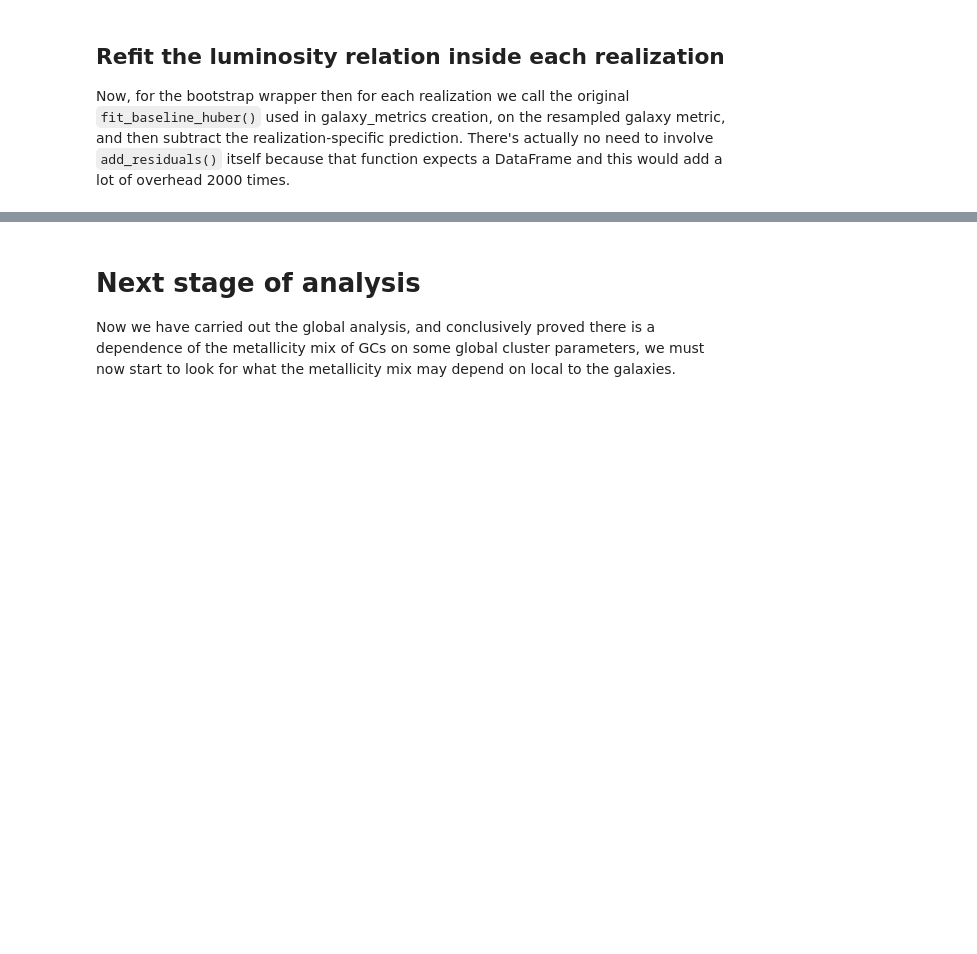
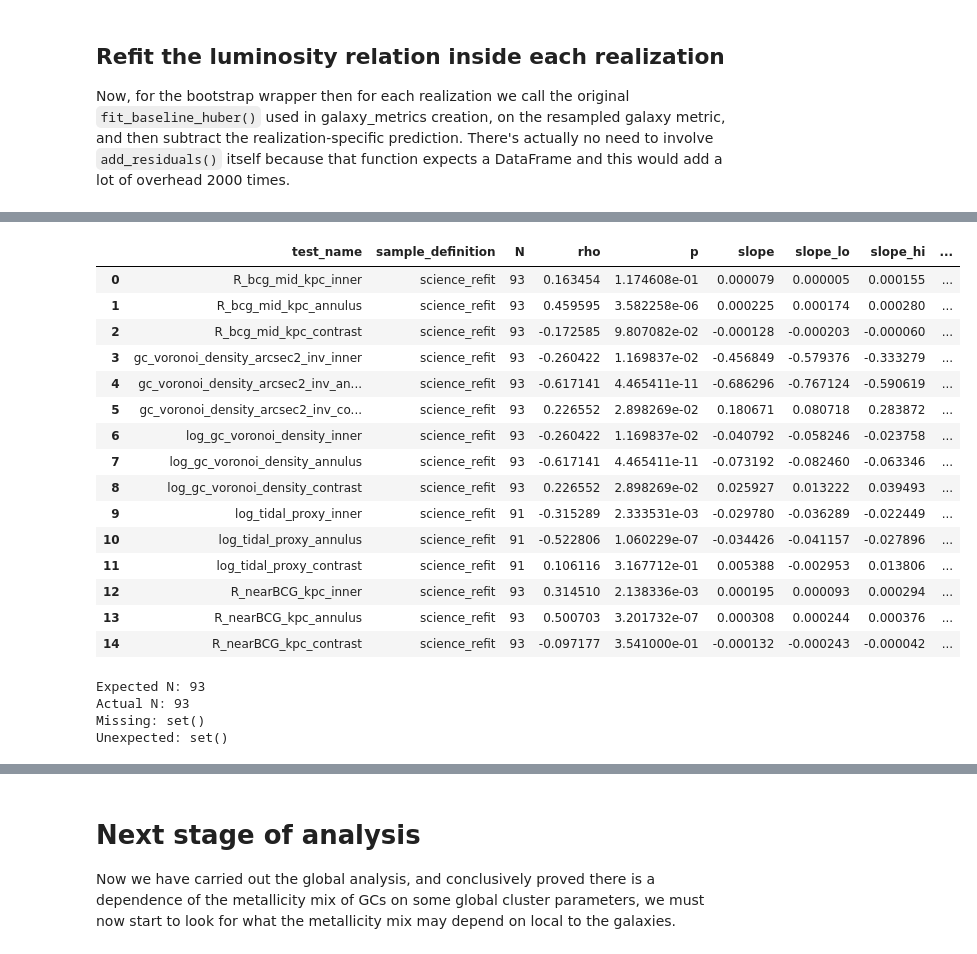
Before and after one commit to Pommers/Coma-GCS-colors, a Jupyter notebook: Paper3_color_metrics_referee_revised.ipynb, the cells around one changed output, grey strips where cells are left out. Drawn from its saved outputs; the diff is of its cells as text; code cells hidden in the pictures; blank space fills up the shorter version.

```diff
--- a/Paper3_color_metrics_referee_revised.ipynb
+++ b/Paper3_color_metrics_referee_revised.ipynb
@@ -4190,13 +4257,23 @@ metrics_df_bright = metrics_df_bright_all.copy()
 sample_def = "bright_cut"
 len(metrics_df_bright)
 
+# science_mask_bright = (
+#     metrics_df_bright_all["Pblue_inner_meets_min"]
+#     & metrics_df_bright_all["good_ap_area"]
+#     & metrics_df_bright_all["good_ann_area"]
+#     & metrics_df_bright_all["Pblue_annulus_nonzero"]
+#     & np.isfinite(metrics_df_bright_all["Delta_Pblue_mean_IE_contrast"])
+# )
+
 science_mask_bright = (
     metrics_df_bright_all["Pblue_inner_meets_min"]
     & metrics_df_bright_all["good_ap_area"]
     & metrics_df_bright_all["good_ann_area"]
     & metrics_df_bright_all["Pblue_annulus_nonzero"]
-    & np.isfinite(metrics_df_bright_all["Delta_Pblue_mean_IE_contrast"])
+    & np.isfinite(metrics_df_bright_all["Pblue_mean_IE_contrast"])
+    & np.isfinite(metrics_df_bright_all[cols.gal_MV])
 )
+
 science_ids = metrics_df_bright_all.index[science_mask_bright]
 metrics_df_bright = metrics_df_bright_all.loc[science_mask_bright]
 logger.debug(f"Revised SCI sample N ={len(science_ids)}")
@@ -7044,0 +7611,13 @@ UsageError: Line magic function `%autoreload` not found.
+# %%
+science_refit_df, science_rows = quantify_environmental_trends_refit(
+    metrics_df_all,
+    science_mask,
+    metrics=[
+        "Pblue_mean_inner",
+        "Pblue_mean_annulus",
+        "Pblue_mean_IE_contrast",
+    ],
+    cols=cols,
+    cfg=cfg,
+    sample_def="science_refit",
+)
@@ -7044,0 +7642,52 @@ UsageError: Line magic function `%autoreload` not found.
+# %%
+pd.DataFrame(science_rows)
+# %% [output]
+|  | test_name | sample_definition | N | rho | p | slope | slope_lo | slope_hi | ... |
+| 0 | R_bcg_mid_kpc_inner | science_refit | 93 | 0.163454 | 1.174608e-01 | 0.000079 | 0.000005 | 0.000155 | ... |
+| 1 | R_bcg_mid_kpc_annulus | science_refit | 93 | 0.459595 | 3.582258e-06 | 0.000225 | 0.000174 | 0.000280 | ... |
+| 2 | R_bcg_mid_kpc_contrast | science_refit | 93 | -0.172585 | 9.807082e-02 | -0.000128 | -0.000203 | -0.000060 | ... |
+| 3 | gc_voronoi_density_arcsec2_inv_inner | science_refit | 93 | -0.260422 | 1.169837e-02 | -0.456849 | -0.579376 | -0.333279 | ... |
+| 4 | gc_voronoi_density_arcsec2_inv_an... | science_refit | 93 | -0.617141 | 4.465411e-11 | -0.686296 | -0.767124 | -0.590619 | ... |
+| 5 | gc_voronoi_density_arcsec2_inv_co... | science_refit | 93 | 0.226552 | 2.898269e-02 | 0.180671 | 0.080718 | 0.283872 | ... |
+| 6 | log_gc_voronoi_density_inner | science_refit | 93 | -0.260422 | 1.169837e-02 | -0.040792 | -0.058246 | -0.023758 | ... |
+| 7 | log_gc_voronoi_density_annulus | science_refit | 93 | -0.617141 | 4.465411e-11 | -0.073192 | -0.082460 | -0.063346 | ... |
+| 8 | log_gc_voronoi_density_contrast | science_refit | 93 | 0.226552 | 2.898269e-02 | 0.025927 | 0.013222 | 0.039493 | ... |
+| 9 | log_tidal_proxy_inner | science_refit | 91 | -0.315289 | 2.333531e-03 | -0.029780 | -0.036289 | -0.022449 | ... |
+| 10 | log_tidal_proxy_annulus | science_refit | 91 | -0.522806 | 1.060229e-07 | -0.034426 | -0.041157 | -0.027896 | ... |
+| 11 | log_tidal_proxy_contrast | science_refit | 91 | 0.106116 | 3.167712e-01 | 0.005388 | -0.002953 | 0.013806 | ... |
+| 12 | R_nearBCG_kpc_inner | science_refit | 93 | 0.314510 | 2.138336e-03 | 0.000195 | 0.000093 | 0.000294 | ... |
+| 13 | R_nearBCG_kpc_annulus | science_refit | 93 | 0.500703 | 3.201732e-07 | 0.000308 | 0.000244 | 0.000376 | ... |
+| 14 | R_nearBCG_kpc_contrast | science_refit | 93 | -0.097177 | 3.541000e-01 | -0.000132 | -0.000243 | -0.000042 | ... |
+# %%
+expected_ids = set(
+    metrics_df_all.loc[
+        science_mask,
+        cols.gal_id
+    ]
+)
+
+actual_ids = set(
+    science_refit_df[
+        cols.gal_id
+    ]
+)
+
+print("Expected N:", len(expected_ids))
+print("Actual N:", len(actual_ids))
+
+print(
+    "Missing:",
+    expected_ids - actual_ids
+)
+
+print(
+    "Unexpected:",
+    actual_ids - expected_ids
+)
+
+assert expected_ids == actual_ids
+# %% [output]
+Expected N: 93
+Actual N: 93
+Missing: set()
+Unexpected: set()
```
Also changed, not shown: parts of 51 cells of this notebook, 1 other file.
